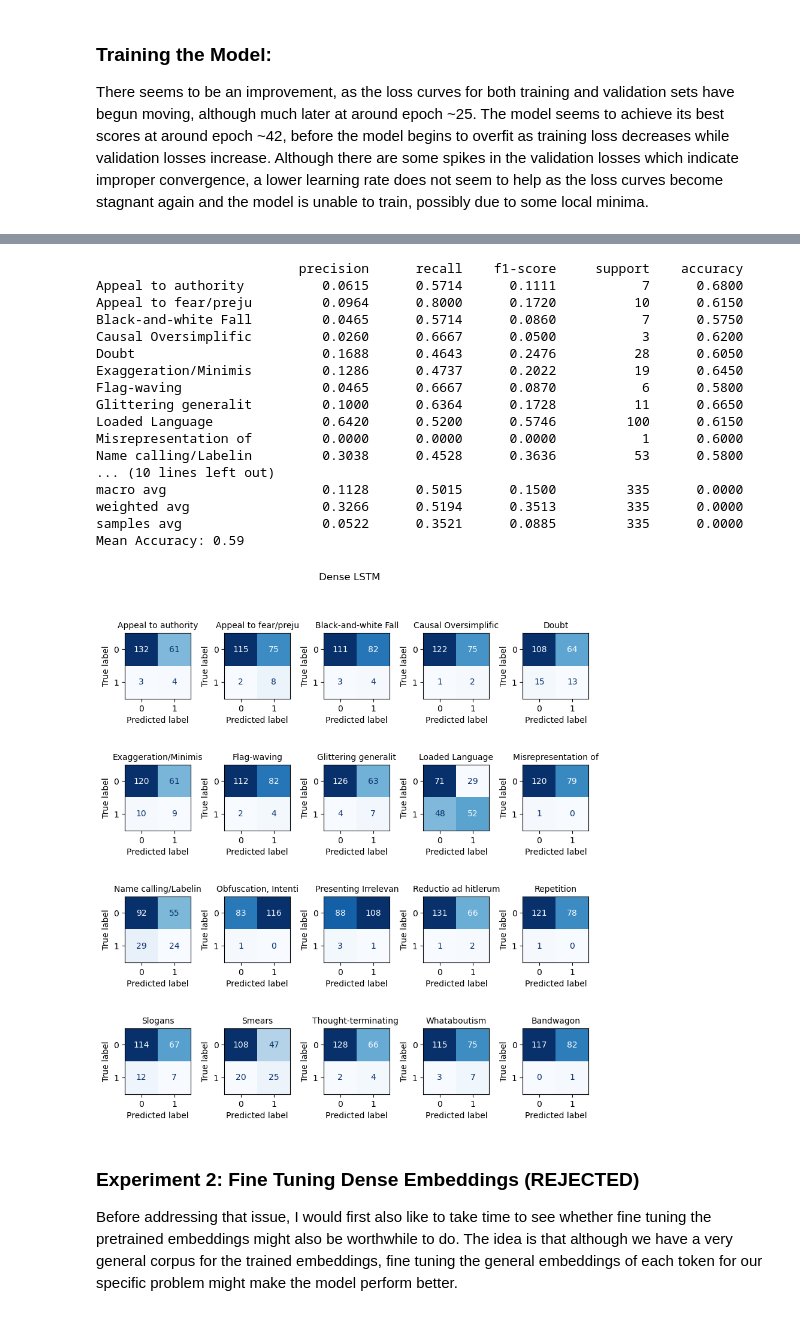
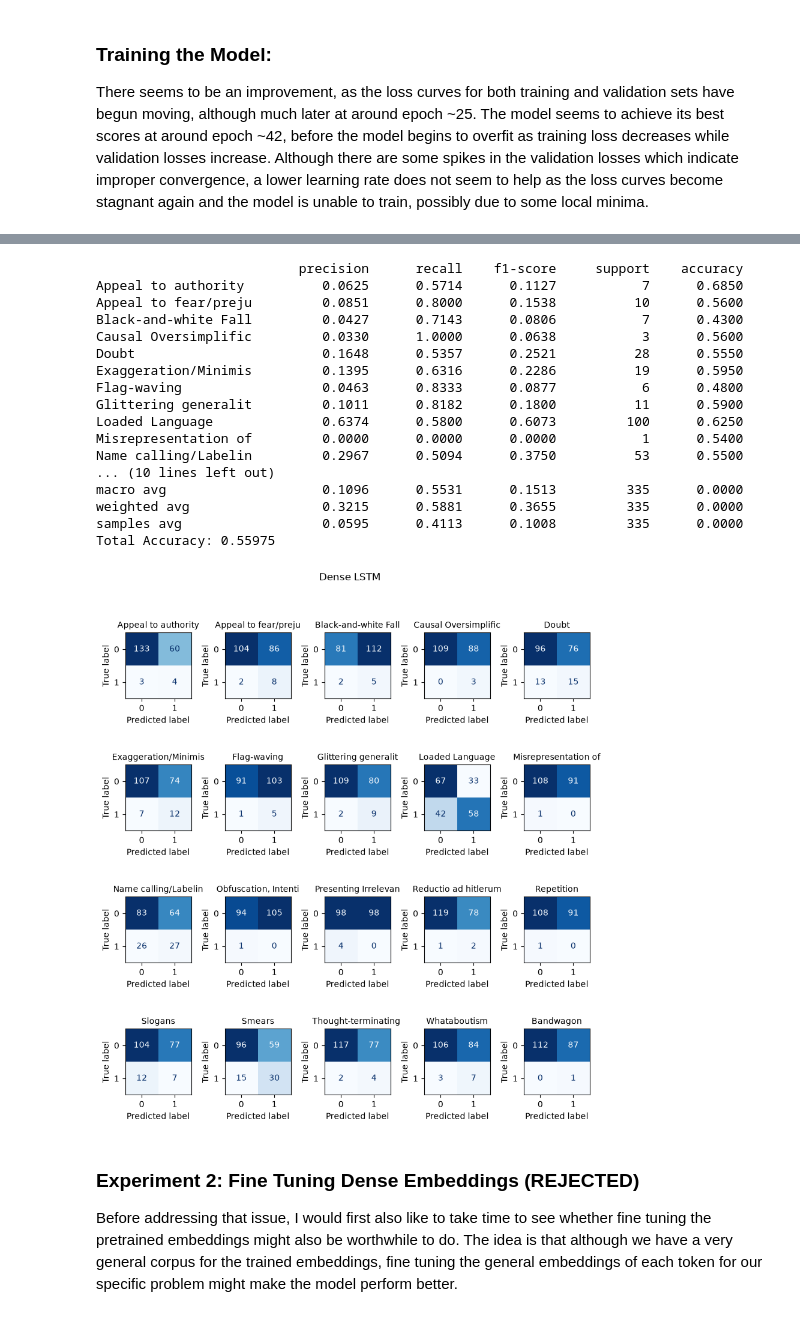
Before and after one commit to LoganJGunawan/DeepLearning2, a Jupyter notebook: main.ipynb, the cells around one changed output, grey strips where cells are left out. Drawn from its saved outputs; the diff is of its cells as text; code cells hidden in the pictures.

```diff
--- a/main.ipynb
+++ b/main.ipynb
@@ -468,7 +502,7 @@ test_ds = TextDataset(test_set_task1["text"], test_set_task1["label_encoded"], w
 
 train_loader = DataLoader(train_ds, batch_size=128, shuffle=True)
 val_loader = DataLoader(val_ds, batch_size=256, shuffle=False)
-test_loader = DataLoader(test_ds, batch_size=256, shuffle=True)
+test_loader = DataLoader(test_ds, batch_size=256, shuffle=False)
 # %% [markdown]
 ## Models
 
@@ -710,29 +744,29 @@ I would like to bring up four specific labels' confusion matrices: Loaded Langua
 ![image.png](attachment:image.png)
 ![image-2.png](attachment:image-2.png)
 # %%
-fig, report, accuracy = get_evaluation(dense_lstm, test_loader, "Dense LSTM", 0.5)
+fig, report, accuracy = get_evaluation(dense_lstm, test_loader, "Dense LSTM")
 
 view_report(report)
-print(f"Mean Accuracy: {accuracy}")
+print(f"Total Accuracy: {accuracy}")
 # %% [output]
                           precision      recall    f1-score     support    accuracy
-Appeal to authority          0.0615      0.5714      0.1111           7      0.6800
-Appeal to fear/preju         0.0964      0.8000      0.1720          10      0.6150
-Black-and-white Fall         0.0465      0.5714      0.0860           7      0.5750
-Causal Oversimplific         0.0260      0.6667      0.0500           3      0.6200
-Doubt                        0.1688      0.4643      0.2476          28      0.6050
-Exaggeration/Minimis         0.1286      0.4737      0.2022          19      0.6450
-Flag-waving                  0.0465      0.6667      0.0870           6      0.5800
-Glittering generalit         0.1000      0.6364      0.1728          11      0.6650
-Loaded Language              0.6420      0.5200      0.5746         100      0.6150
-Misrepresentation of         0.0000      0.0000      0.0000           1      0.6000
-Name calling/Labelin         0.3038      0.4528      0.3636          53      0.5800
+Appeal to authority          0.0625      0.5714      0.1127           7      0.6850
+Appeal to fear/preju         0.0851      0.8000      0.1538          10      0.5600
+Black-and-white Fall         0.0427      0.7143      0.0806           7      0.4300
+Causal Oversimplific         0.0330      1.0000      0.0638           3      0.5600
+Doubt                        0.1648      0.5357      0.2521          28      0.5550
+Exaggeration/Minimis         0.1395      0.6316      0.2286          19      0.5950
+Flag-waving                  0.0463      0.8333      0.0877           6      0.4800
+Glittering generalit         0.1011      0.8182      0.1800          11      0.5900
+Loaded Language              0.6374      0.5800      0.6073         100      0.6250
+Misrepresentation of         0.0000      0.0000      0.0000           1      0.5400
+Name calling/Labelin         0.2967      0.5094      0.3750          53      0.5500
 ... (10 lines left out)
-macro avg                    0.1128      0.5015      0.1500         335      0.0000
-weighted avg                 0.3266      0.5194      0.3513         335      0.0000
-samples avg                  0.0522      0.3521      0.0885         335      0.0000
-Mean Accuracy: 0.59
+macro avg                    0.1096      0.5531      0.1513         335      0.0000
+weighted avg                 0.3215      0.5881      0.3655         335      0.0000
+samples avg                  0.0595      0.4113      0.1008         335      0.0000
+Total Accuracy: 0.55975
-[figure, old version]
+[figure, new version]
 # %% [markdown]
 ### Experiment 2: Fine Tuning Dense Embeddings (REJECTED)
 
```
Also changed, not shown: parts of 30 cells of this notebook.
